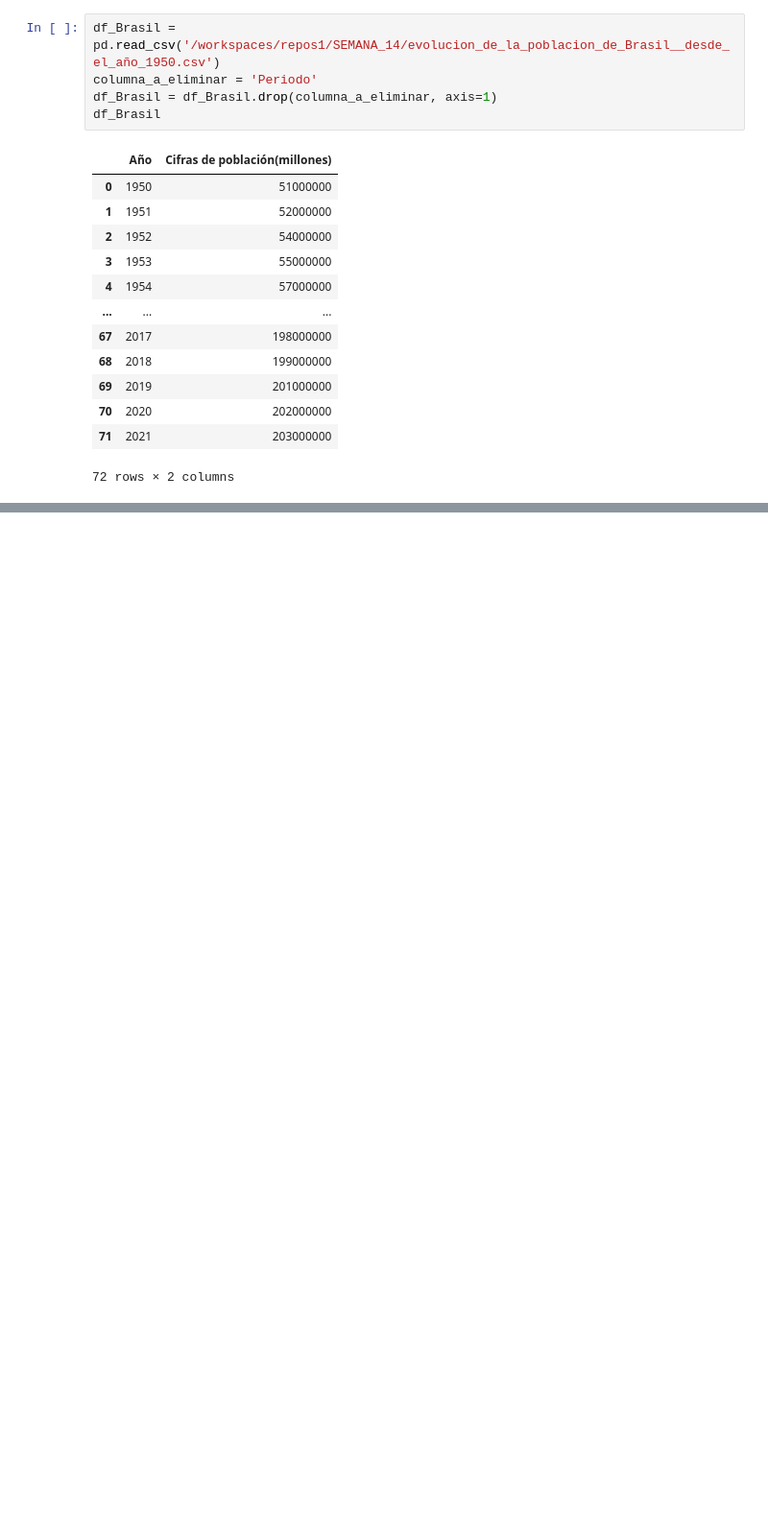
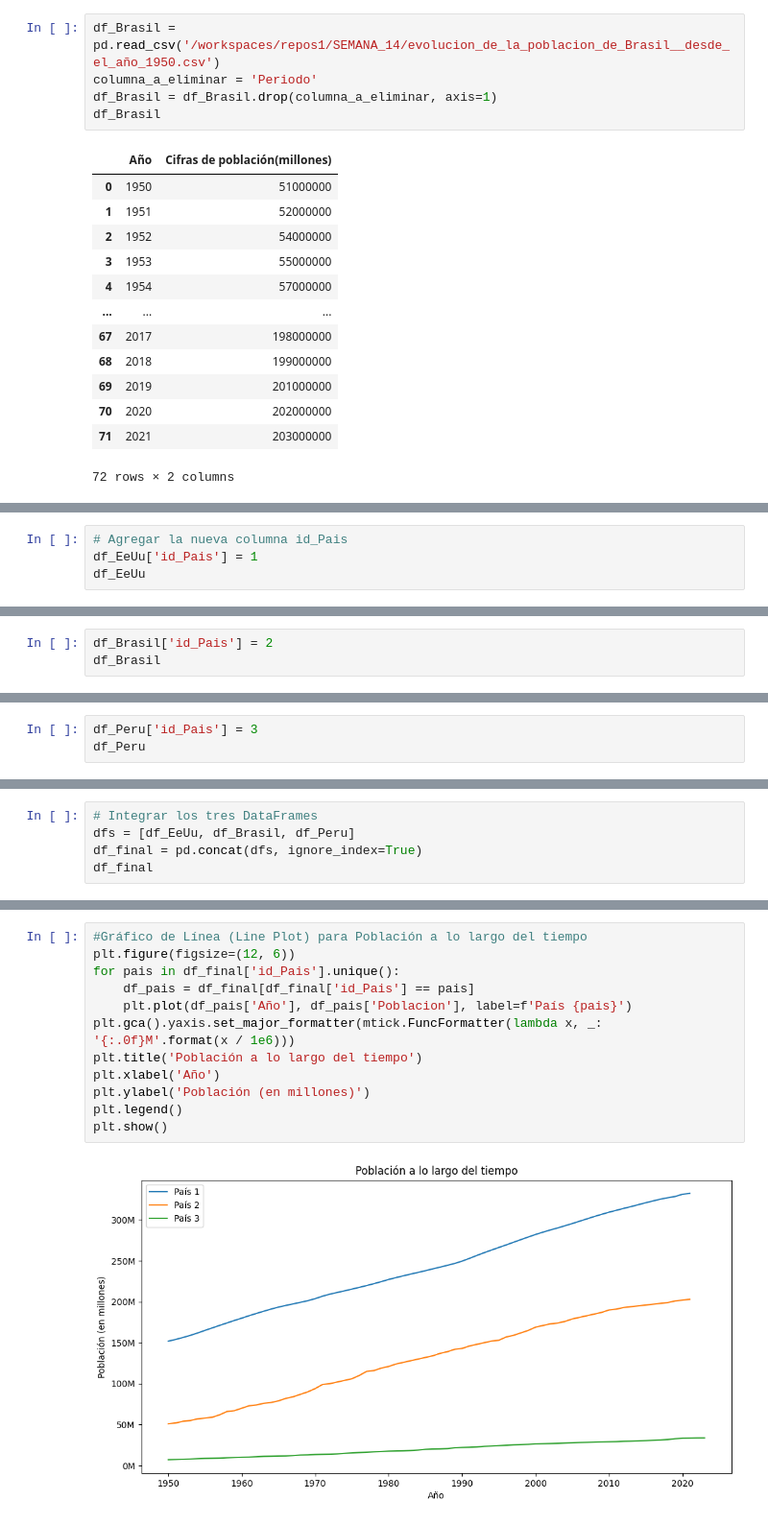
Before and after one commit to paoloVD21/repos1, a Jupyter notebook: SEMANA_14/a.ipynb, the cells around one changed output, grey strips where cells are left out. Shown: that part at 96% size. Cells and saved outputs as stored; diff of their text form; blank space fills up the shorter version.

```diff
--- a/SEMANA_14/a.ipynb
+++ b/SEMANA_14/a.ipynb
@@ -121,0 +226,4 @@ TypeError: the JSON object must be str, bytes or bytearray, not TextIOWrapper
+# %%
+# Agregar la nueva columna id_Pais
+df_EeUu['id_Pais'] = 1
+df_EeUu
@@ -121,0 +244,3 @@ TypeError: the JSON object must be str, bytes or bytearray, not TextIOWrapper
+# %%
+df_Brasil['id_Pais'] = 2
+df_Brasil
@@ -121,0 +261,3 @@ TypeError: the JSON object must be str, bytes or bytearray, not TextIOWrapper
+# %%
+df_Peru['id_Pais'] = 3
+df_Peru
@@ -121,0 +278,5 @@ TypeError: the JSON object must be str, bytes or bytearray, not TextIOWrapper
+# %%
+# Integrar los tres DataFrames
+dfs = [df_EeUu, df_Brasil, df_Peru]
+df_final = pd.concat(dfs, ignore_index=True)
+df_final
@@ -121,0 +297,14 @@ TypeError: the JSON object must be str, bytes or bytearray, not TextIOWrapper
+# %%
+#Gráfico de Línea (Line Plot) para Población a lo largo del tiempo
+plt.figure(figsize=(12, 6))
+for pais in df_final['id_Pais'].unique():
+    df_pais = df_final[df_final['id_Pais'] == pais]
+    plt.plot(df_pais['Año'], df_pais['Poblacion'], label=f'País {pais}')
+plt.gca().yaxis.set_major_formatter(mtick.FuncFormatter(lambda x, _: '{:.0f}M'.format(x / 1e6)))
+plt.title('Población a lo largo del tiempo')
+plt.xlabel('Año')
+plt.ylabel('Población (en millones)')
+plt.legend()
+plt.show()
+# %% [output]
+[figure, added]
```
Also changed, not shown: parts of 20 cells of this notebook, 3 other files.
